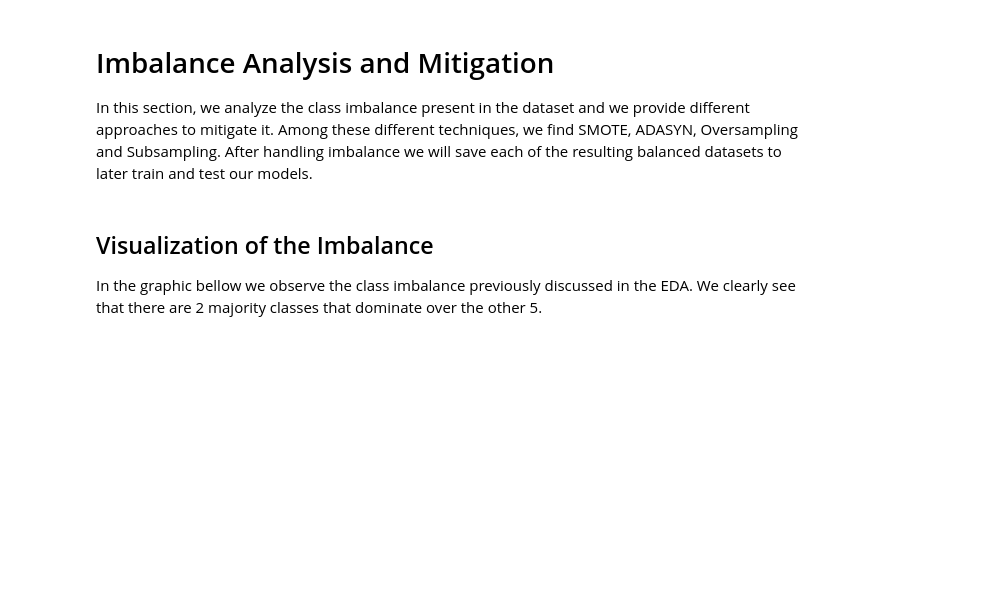
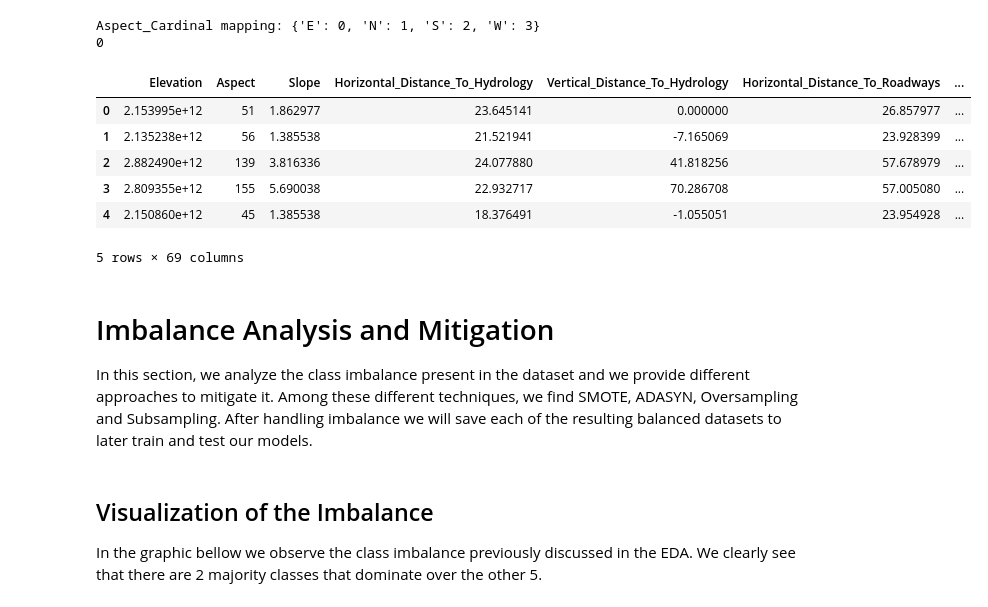
Before and after one commit to ineguiluz1/Forest-Covertype-Prediction-AML, a Jupyter notebook: notebooks/imbalance_analysis_and_mitigation.ipynb, the cells around one changed output. Saved outputs shown, nothing was run; the diff lists cells and outputs as text; code cells hidden in the pictures; blank space fills up the shorter version.

```diff
--- a/notebooks/imbalance_analysis_and_mitigation.ipynb
+++ b/notebooks/imbalance_analysis_and_mitigation.ipynb
@@ -6,6 +10,28 @@ from imblearn.over_sampling import SMOTE, ADASYN
 # %%
-DATA_DIR = '../data/raw/raw_data.csv'
-df = pd.read_csv(DATA_DIR)
+DATA_DIR = '../data/interim/df_processed.parquet'
+df = pd.read_parquet(DATA_DIR)
+
+enc = LabelEncoder()
+df['Aspect_Cardinal'] = enc.fit_transform(df['Aspect_Cardinal'])
+
+print('Aspect_Cardinal mapping:', dict(zip(enc.classes_, enc.transform(enc.classes_))))
+
+df.replace([float('inf'), float('-inf')], pd.NA, inplace=True)
+
+df = df.dropna()
+print(df['Distance_To_Hydrology_To_Roadways_Ratio'].isnull().sum())
+
+df.head(5)
+# %% [output]
+Aspect_Cardinal mapping: {'E': 0, 'N': 1, 'S': 2, 'W': 3}
+0
+|  | Elevation | Aspect | Slope | Horizontal_Distance_To_Hydrology | Vertical_Distance_To_Hydrology | Horizontal_Distance_To_Roadways | ... |
+| 0 | 2.153995e+12 | 51 | 1.862977 | 23.645141 | 0.000000 | 26.857977 | ... |
+| 1 | 2.135238e+12 | 56 | 1.385538 | 21.521941 | -7.165069 | 23.928399 | ... |
+| 2 | 2.882490e+12 | 139 | 3.816336 | 24.077880 | 41.818256 | 57.678979 | ... |
+| 3 | 2.809355e+12 | 155 | 5.690038 | 22.932717 | 70.286708 | 57.005080 | ... |
+| 4 | 2.150860e+12 | 45 | 1.385538 | 18.376491 | -1.055051 | 23.954928 | ... |
+5 rows × 69 columns
 # %% [markdown]
 # Imbalance Analysis and Mitigation
 
```
Also changed, not shown: parts of 10 cells of this notebook, 7 other files.
